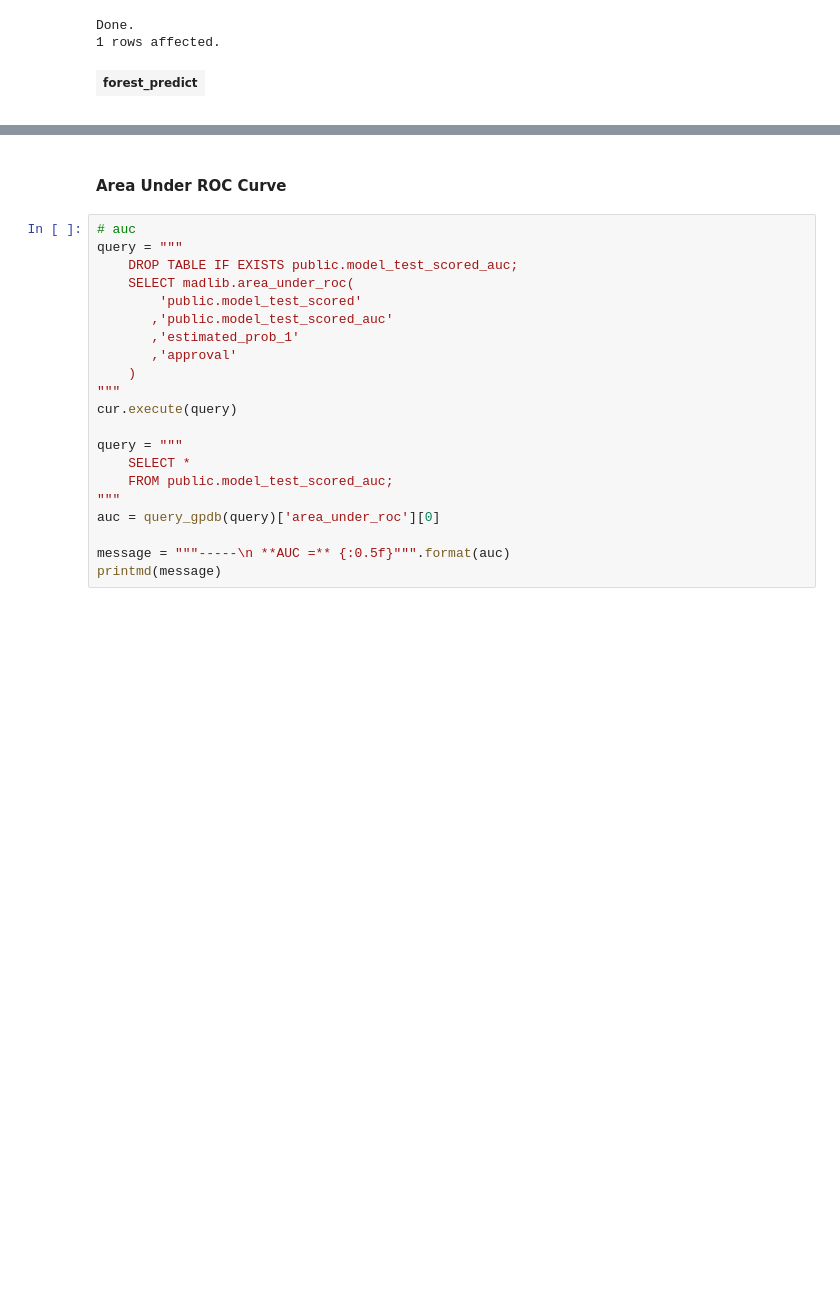
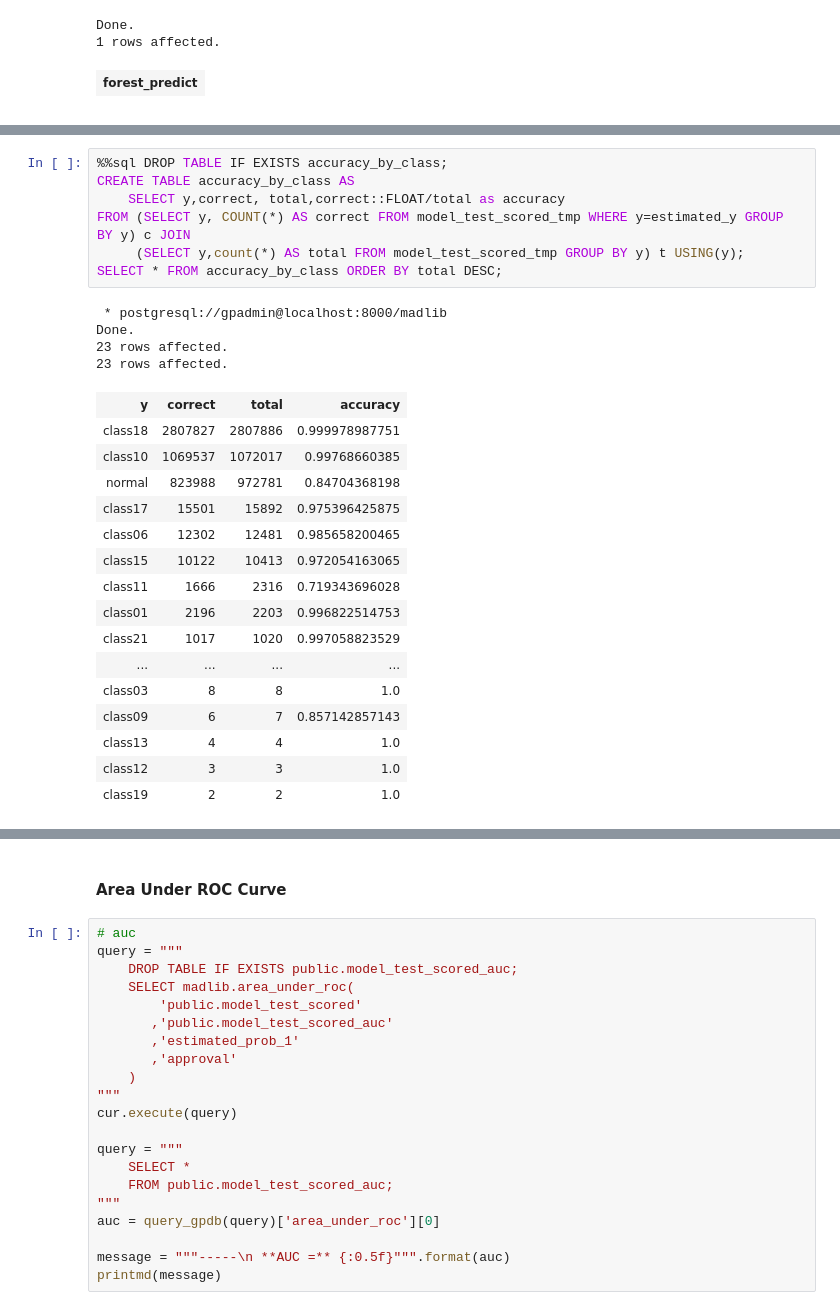
Before and after one commit to reductionista/madlib-site, a Jupyter notebook: community-artifacts/network_anomaly_v3.ipynb, the cells around one changed output, grey strips where cells are left out. Drawn from its saved outputs; the diff is of its cells as text; blank space fills up the shorter version.

Commit message:
Add accuracy query.  Overall balanced accuracy score: 95.1%

```diff
--- a/community-artifacts/network_anomaly_v3.ipynb
+++ b/community-artifacts/network_anomaly_v3.ipynb
@@ -1932,3 +1980,31 @@ select __madlib_id__, estimated_y, y from model_test_scored_tmp order by __madli
 | 8 | class18 | class18 |
 | 9 | normal | normal |
 | 10 | class18 | class18 |
+# %%
+%%sql DROP TABLE IF EXISTS accuracy_by_class;
+CREATE TABLE accuracy_by_class AS
+    SELECT y,correct, total,correct::FLOAT/total as accuracy
+FROM (SELECT y, COUNT(*) AS correct FROM model_test_scored_tmp WHERE y=estimated_y GROUP BY y) c JOIN
+     (SELECT y,count(*) AS total FROM model_test_scored_tmp GROUP BY y) t USING(y);
+SELECT * FROM accuracy_by_class ORDER BY total DESC;
+# %% [output]
+ * postgresql://gpadmin@localhost:8000/madlib
+Done.
+23 rows affected.
+23 rows affected.
+| y | correct | total | accuracy |
+| class18 | 2807827 | 2807886 | 0.999978987751 |
+| class10 | 1069537 | 1072017 | 0.99768660385 |
+| normal | 823988 | 972781 | 0.84704368198 |
+| class17 | 15501 | 15892 | 0.975396425875 |
+| class06 | 12302 | 12481 | 0.985658200465 |
+| class15 | 10122 | 10413 | 0.972054163065 |
+| class11 | 1666 | 2316 | 0.719343696028 |
+| class01 | 2196 | 2203 | 0.996822514753 |
+| class21 | 1017 | 1020 | 0.997058823529 |
+| ... | ... | ... | ... |
+| class03 | 8 | 8 | 1.0 |
+| class09 | 6 | 7 | 0.857142857143 |
+| class13 | 4 | 4 | 1.0 |
+| class12 | 3 | 3 | 1.0 |
+| class19 | 2 | 2 | 1.0 |
```
Also changed, not shown: parts of 12 cells of this notebook.
